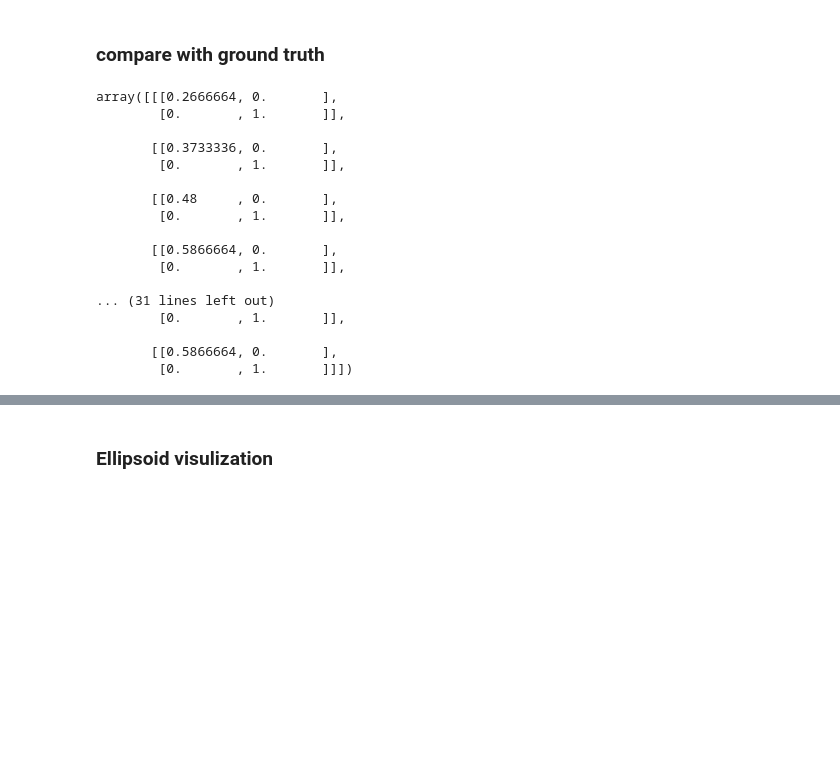
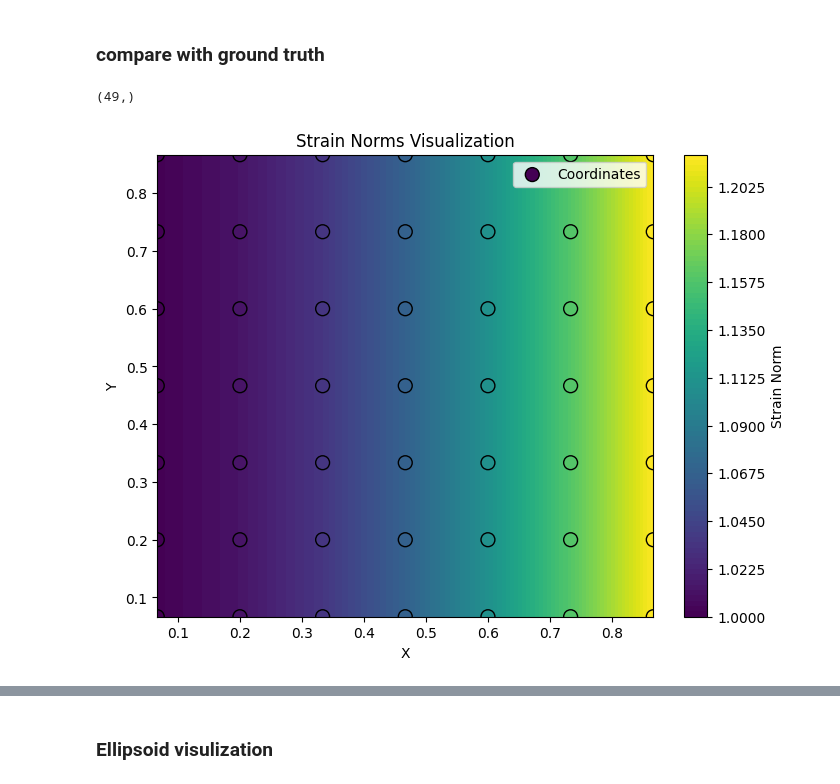
Before and after one commit to Xiaowen2024/GraphicsResearch, a Jupyter notebook: visualization/displacement_visualizer.ipynb, the cells around one changed output, grey strips where cells are left out. Cells and saved outputs as stored; diff of their text form; code cells hidden in the pictures; blank space fills up the shorter version.

Commit message:
corrected groud truth calculations

```diff
--- a/visualization/displacement_visualizer.ipynb
+++ b/visualization/displacement_visualizer.ipynb
@@ -27,8 +27,8 @@ def parse_csv_for_xy(path):
     data = data.apply(pd.to_numeric, errors='coerce')
 
     # Flatten the data into x and y arrays
-    x_vals = data.iloc[:, 0::2].values.flatten()  # Extract x values (every other column starting from 0)
-    y_vals = data.iloc[:, 1::2].values.flatten()  # Extract y values (every other column starting from 1)
+    x_vals = data.iloc[:, 0].values.flatten()  # Extract x values (every other column starting from 0)
+    y_vals = data.iloc[:, 1].values.flatten()  # Extract y values (every other column starting from 1)
 
     return x_vals, y_vals
 
@@ -570,22 +562,32 @@ import numpy as np
 
 def deform_ground_truth(coords):
     x, y = coords
-    x_out = 1.4 + 0.4 * x * x
+    x_out = x + 0.4 * x * x
     y_out = y
     return np.array([x_out, y_out])
 
+
 def calculate_deformation_gradient(coords):
     x, y = coords
-    df_dx = 0.8 * x
-    df_dy = 0
-    return np.array([[df_dx, df_dy], [df_dy, 1]])
+    du_dx = 1 + 0.8 * x
+    du_dy = 0
+    dv_dx = 0
+    dv_dy = 1
+    return np.array([[du_dx, dv_dx], [du_dy, dv_dy]])
 
-def calculate_strain(coords):
+def calculate_deformation_gradient_rect(coords):
+    x, y = coords
+    du_dx = 1+ 0.8 * x
+    du_dy = 0
+    dv_dx = 0
+    dv_dy = 1 - 0.4 * y
+    return np.array([[du_dx, dv_dx], [du_dy, dv_dy]])
+
+def calculate_strain(coords, helper):
     strain = []
-
     for point in coords:
         # Calculate the deformation gradient for each point
-        F = calculate_deformation_gradient(point)
+        F = helper(point)
 
         # Calculate the strain tensor: E = 0.5 * (F + F.T - I)
         E = 0.5 * (F + F.T)
@@ -631,23 +633,13 @@ xy_values = [
 ]
 xy_values = np.array(xy_values)
 ground_truth_strain = calculate_strain(xy_values)
-# np.savetxt( "../output/ground_truth_strain_rect.csv", ground_truth_strain.reshape(-1, 4), delimiter=",")
-calculate_strain(xy_values)
-# %% [output]
-array([[[0.2666664, 0.       ],
-        [0.       , 1.       ]],
-
-       [[0.3733336, 0.       ],
-        [0.       , 1.       ]],
-
-       [[0.48     , 0.       ],
-        [0.       , 1.       ]],
-
-       [[0.5866664, 0.       ],
-        [0.       , 1.       ]],
-
-... (31 lines left out)
-        [0.       , 1.       ]],
-
-       [[0.5866664, 0.       ],
-        [0.       , 1.       ]]])
+# %%
+x_both_values, y_both_values = parse_csv_for_xy("../output/deformation_gradient_rect_both_0.1.csv")
+valid_mask = ~np.isnan(x_both_values) & ~np.isnan(y_both_values)
+xy_both_values = np.column_stack((x_both_values[valid_mask], y_both_values[valid_mask]))
+ground_truth_strain_both = calculate_strain(xy_both_values)
+grount_truth_strain_norms_both = np.linalg.norm(ground_truth_strain_both, 'fro', axis=(1, 2))
+visualize_strain_norm_2D(coordinates, grount_truth_strain_norms_both)
+# %% [output]
+(49,)
+[figure, added]
```
Also changed, not shown: parts of 24 cells of this notebook, 3 other files.
